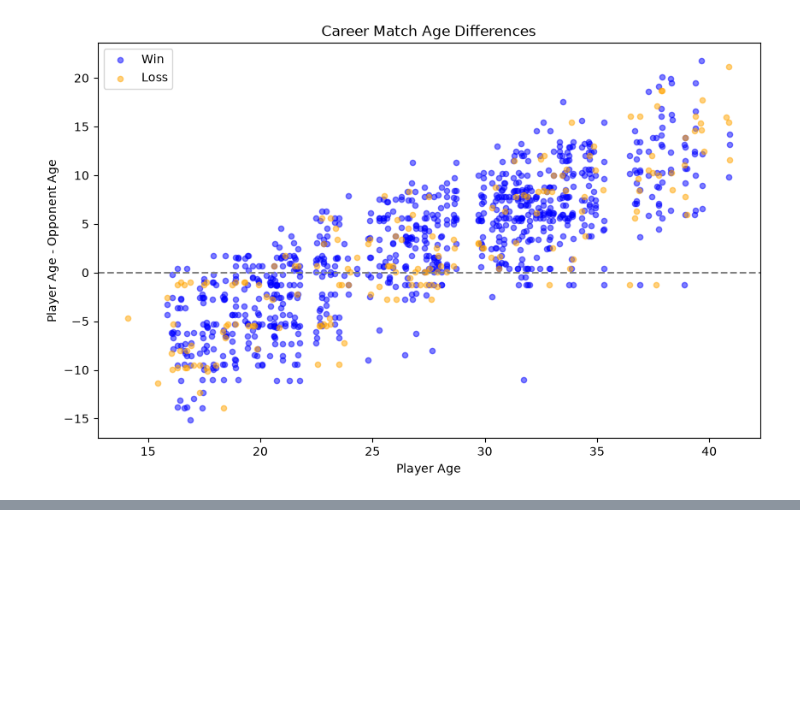
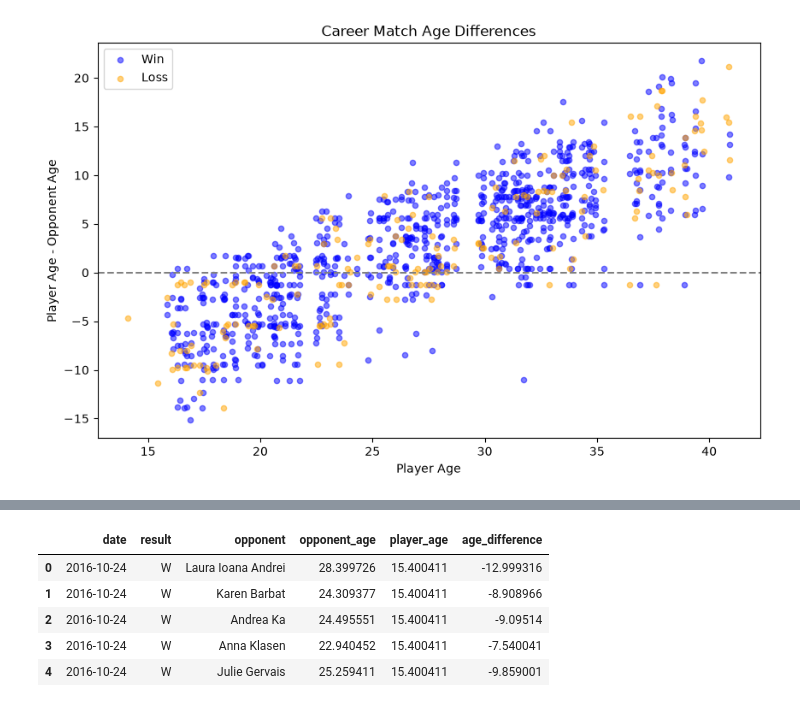
Before and after one commit to UCB-stat159-f26/hw03-2-tiffanyyu91, a Jupyter notebook: Untitled.ipynb, the cells around one changed output, grey strips where cells are left out. Cells and saved outputs as stored; diff of their text form; code cells hidden in the pictures; blank space fills up the shorter version.

```diff
--- a/Untitled.ipynb
+++ b/Untitled.ipynb
@@ -197,0 +300,10 @@ plot_player_matches(serena)
+# %%
+iga = get_player_data("Iga Swiatek")
+display(iga.head())
+# %% [output]
+|  | date | result | opponent | opponent_age | player_age | age_difference |
+| 0 | 2016-10-24 | W | Laura Ioana Andrei | 28.399726 | 15.400411 | -12.999316 |
+| 1 | 2016-10-24 | W | Karen Barbat | 24.309377 | 15.400411 | -8.908966 |
+| 2 | 2016-10-24 | W | Andrea Ka | 24.495551 | 15.400411 | -9.09514 |
+| 3 | 2016-10-24 | W | Anna Klasen | 22.940452 | 15.400411 | -7.540041 |
+| 4 | 2016-10-24 | W | Julie Gervais | 25.259411 | 15.400411 | -9.859001 |
```
Also changed, not shown: parts of 4 cells of this notebook, 2 other files.
